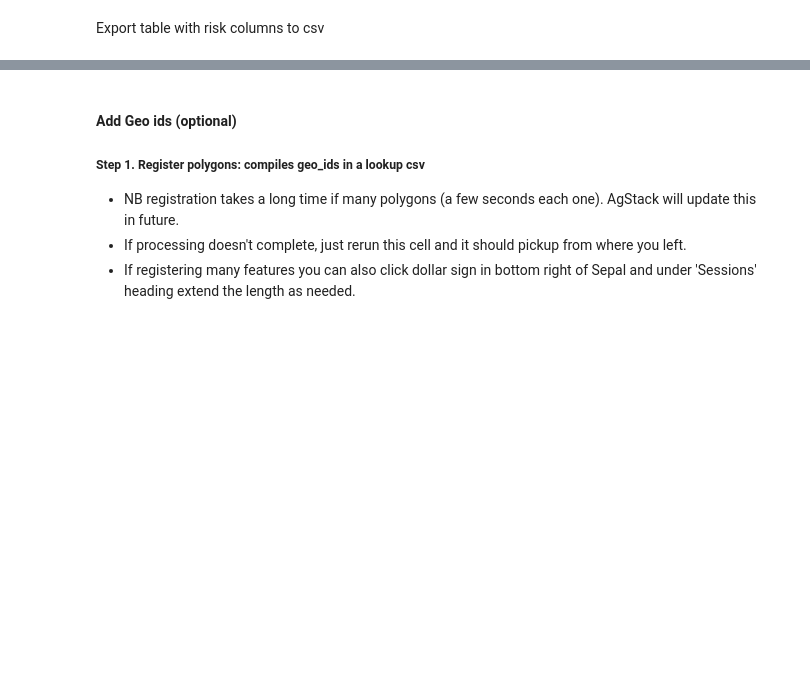
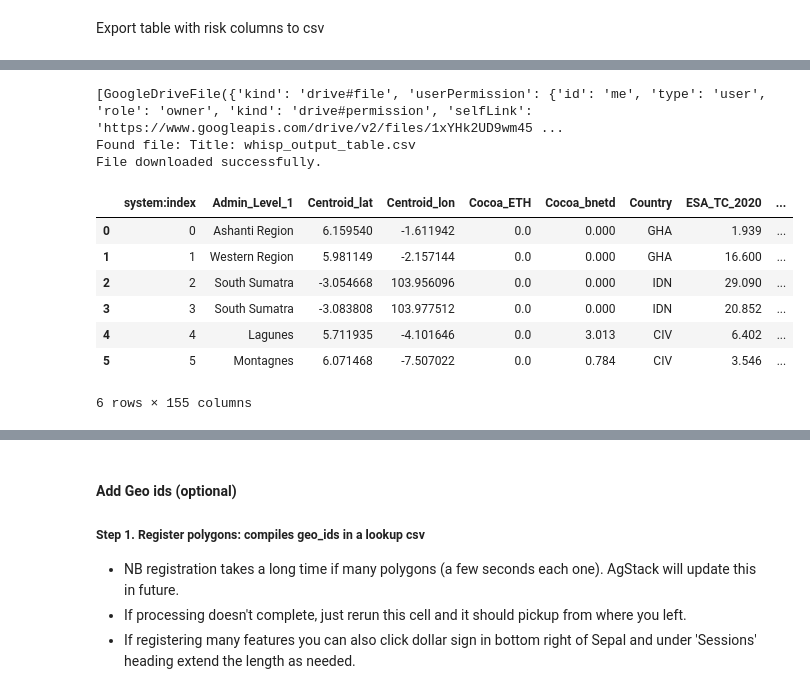
Before and after one commit to forestdatapartnership/whisp, a Jupyter notebook: notebooks/working_file_whisp_feature_collection.ipynb, the cells around one changed output, grey strips where cells are left out. Cells and saved outputs as stored; diff of their text form; code cells hidden in the pictures; blank space fills up the shorter version.

Commit message:
workflow for drive output upload testing in notebook

```diff
--- a/notebooks/working_file_whisp_feature_collection.ipynb
+++ b/notebooks/working_file_whisp_feature_collection.ipynb
@@ -128,0 +184,41 @@ df_w_risk.to_csv(output_file)
+# %%
+
+# # Auto-iterate through all files in the root folder.
+file_list = drive.ListFile({'q': "'root' in parents and trashed=false"}).GetList()
+# for file1 in file_list:
+#   print('title: %s, id: %s' % (file1['title'], file1['id']))
+print (file_list)
+
+# # Define the target file title
+target_title = "whisp_output_table.csv"
+
+# Iterate through the file list and check for the target title
+for file in file_list:
+    if file['title'] == target_title:
+        # If the file is found, print the details and perform any operations (e.g., download)
+        print(f"Found file: Title: {file['title']}")
+
+        # Example: Download the file
+        file.GetContentFile('downloaded_whisp_results_output.csv', mimetype='text/csv')
+        df_stats_from_drive = pd.read_csv('downloaded_whisp_results_output.csv', delimiter=',')
+
+        print("File downloaded successfully.")
+        break
+else:
+    # If no file with the target title is found
+    print(f"No file found with the title: {target_title}")
+# %% [output]
+[GoogleDriveFile({'kind': 'drive#file', 'userPermission': {'id': 'me', 'type': 'user', 'role': 'owner', 'kind': 'drive#permission', 'selfLink': 'https://www.googleapis.com/drive/v2/files/1xYHk2UD9wm45 ...
+Found file: Title: whisp_output_table.csv
+File downloaded successfully.
+# %%
+df_stats_from_drive
+# %% [output]
+|  | system:index | Admin_Level_1 | Centroid_lat | Centroid_lon | Cocoa_ETH | Cocoa_bnetd | Country | ESA_TC_2020 | ... |
+| 0 | 0 | Ashanti Region | 6.159540 | -1.611942 | 0.0 | 0.000 | GHA | 1.939 | ... |
+| 1 | 1 | Western Region | 5.981149 | -2.157144 | 0.0 | 0.000 | GHA | 16.600 | ... |
+| 2 | 2 | South Sumatra | -3.054668 | 103.956096 | 0.0 | 0.000 | IDN | 29.090 | ... |
+| 3 | 3 | South Sumatra | -3.083808 | 103.977512 | 0.0 | 0.000 | IDN | 20.852 | ... |
+| 4 | 4 | Lagunes | 5.711935 | -4.101646 | 0.0 | 3.013 | CIV | 6.402 | ... |
+| 5 | 5 | Montagnes | 6.071468 | -7.507022 | 0.0 | 0.784 | CIV | 3.546 | ... |
+6 rows × 155 columns
```
Also changed, not shown: parts of 19 cells of this notebook, 3 other files.
